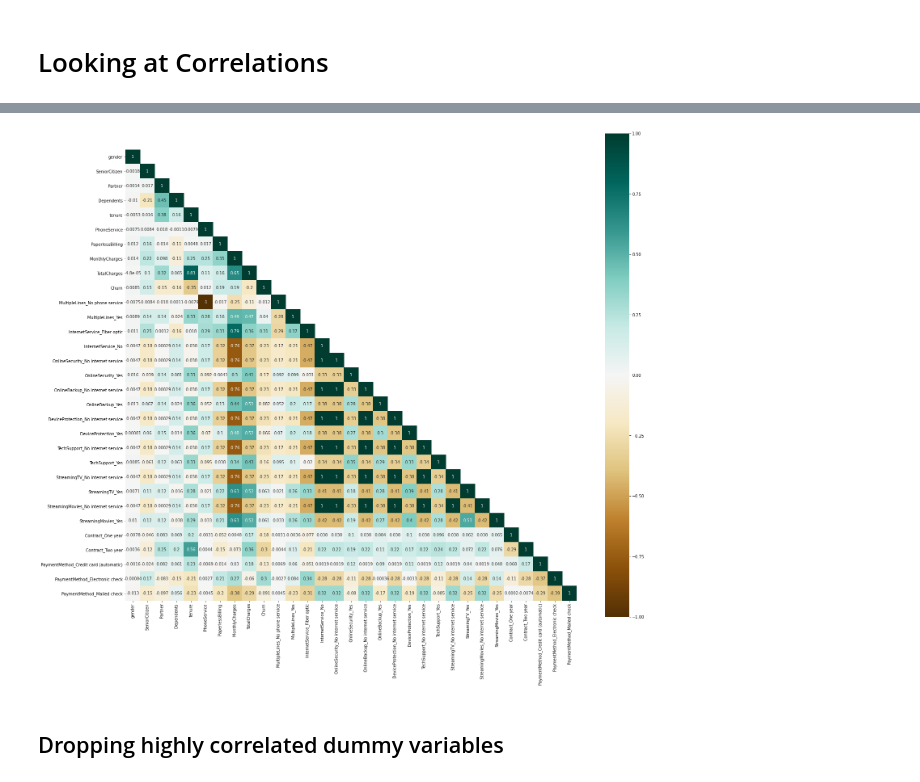
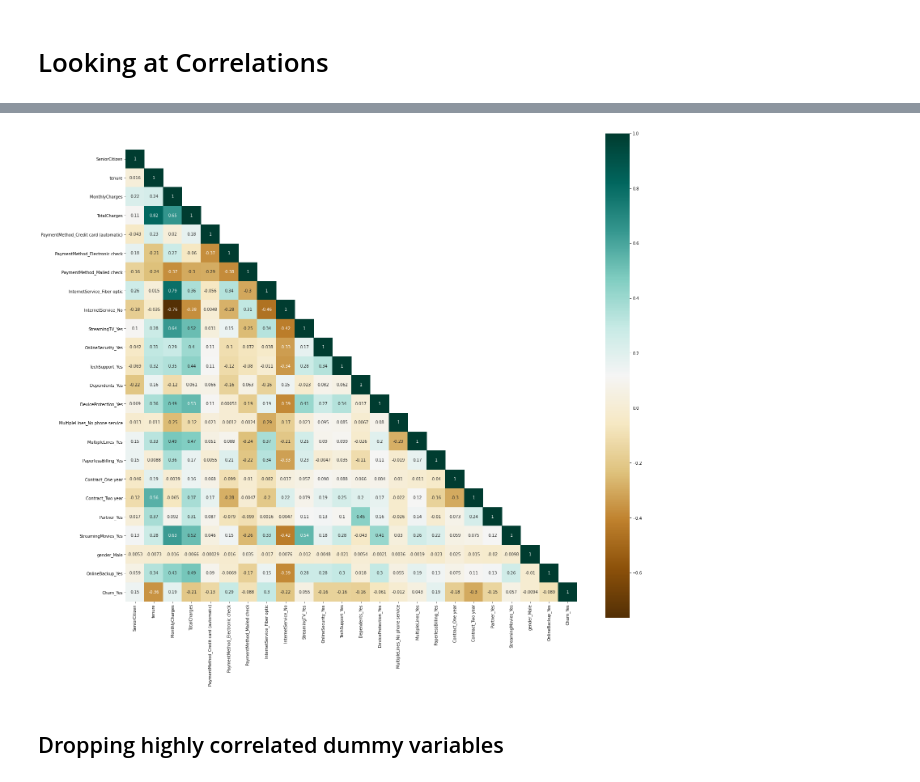
Before and after one commit to ml-nest/passion_projects, a Jupyter notebook: Customer-Churn-Telecom/final.ipynb, the cells around one changed output, grey strips where cells are left out. Drawn from its saved outputs; the diff is of its cells as text; code cells hidden in the pictures.

```diff
--- a/Customer-Churn-Telecom/final.ipynb
+++ b/Customer-Churn-Telecom/final.ipynb
@@ -360,6 +336,15 @@ Name: Churn, dtype: int64
+# %%
+# X-train
+x_train_array = train_data.copy()
+del x_train_array['Churn_Yes']
+# x_train_array = x_train_array.values
+
+# Y-train
+y_train_array = train_data['Churn_Yes'].copy()
+# y_train_array = y_train_array.values
 # %%
 # Splitting the data into train and test
-X_train, X_test, y_train, y_test = train_test_split(X, y, train_size=0.7, test_size=0.3, random_state=100)
+x_train, x_test, y_train, y_test = train_test_split(x_train_array, y_train_array, test_size=0.30, random_state=32,shuffle=True)
 # %% [markdown]
 # Feature Scaling
 # %%
@@ -399 +352,6 @@ See the caveats in the documentation: https://pandas.pydata.org/pandas-docs/stab
+# %%
+# Preventing data leakage while doing a standard scalar
+scaler = preprocessing.StandardScaler()
+x_train[['tenure','MonthlyCharges','TotalCharges']] = scaler.fit_transform(x_train[['tenure','MonthlyCharges','TotalCharges']])
+x_test[['tenure','MonthlyCharges','TotalCharges']] = scaler.transform(x_test[['tenure','MonthlyCharges','TotalCharges']])
 # %%
@@ -411,3 +367,6 @@ churn
 import matplotlib.pyplot as plt
 import seaborn as sns
 %matplotlib inline
+# %%
+master_train = x_train.copy()
+master_train['Churn_Yes'] = y_train
@@ -414,13 +397,13 @@ import seaborn as sns
 # %%
-cor_mat= telecom_new.corr()
+cor_mat= master_train.corr()
 mask = np.array(cor_mat)
 mask[np.tril_indices_from(mask)] = False
 fig=plt.gcf()
 fig.set_size_inches(25,22)
 sns.heatmap(cor_mat,mask=mask,square=True,annot=True,cbar=True,cmap="BrBG")
 plt.show()
 # %% [output]
-[figure, old version]
+[figure, new version]
 # %% [markdown]
 ## Dropping highly correlated dummy variables
 # %%
```
Also changed, not shown: parts of 13 cells of this notebook.
